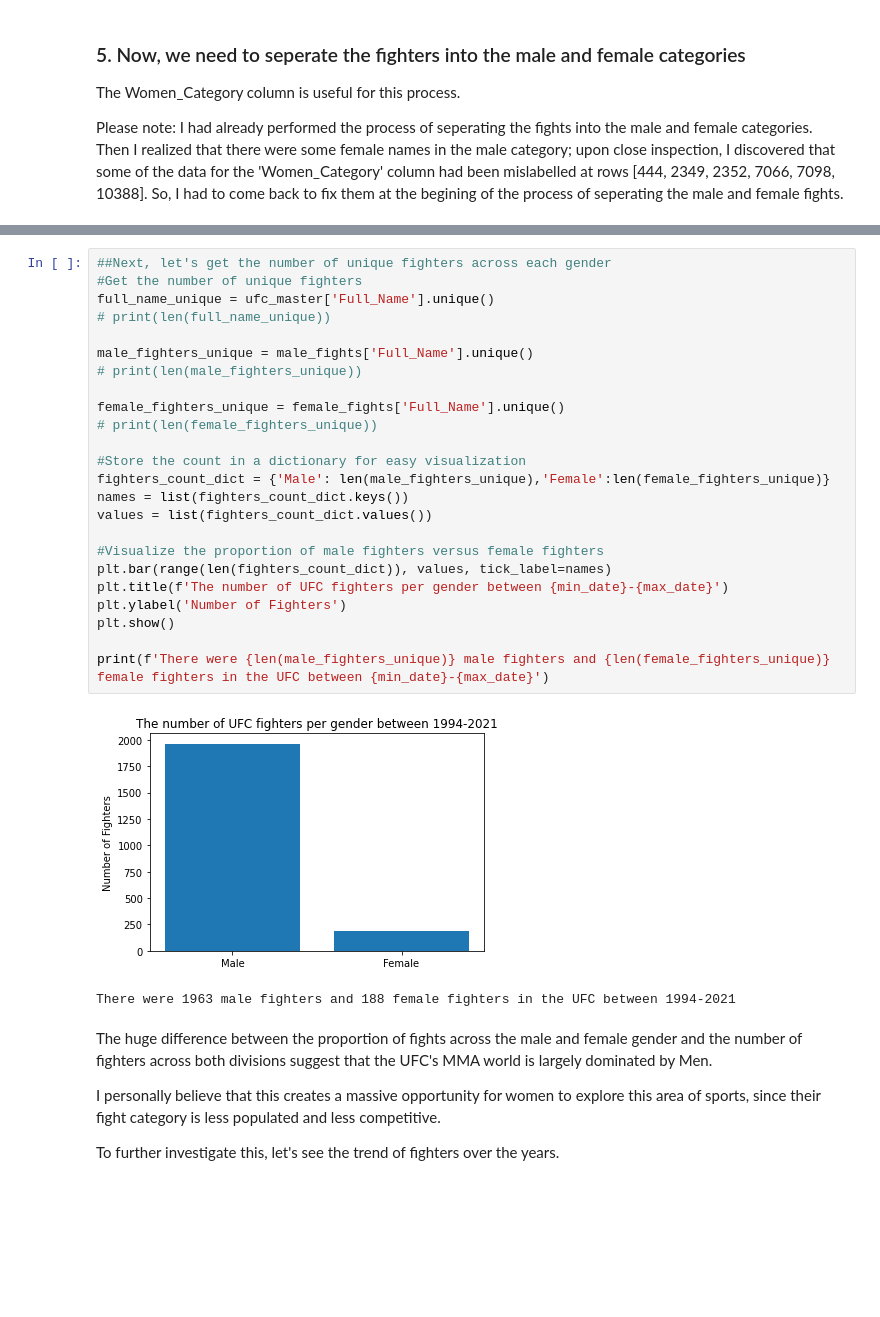
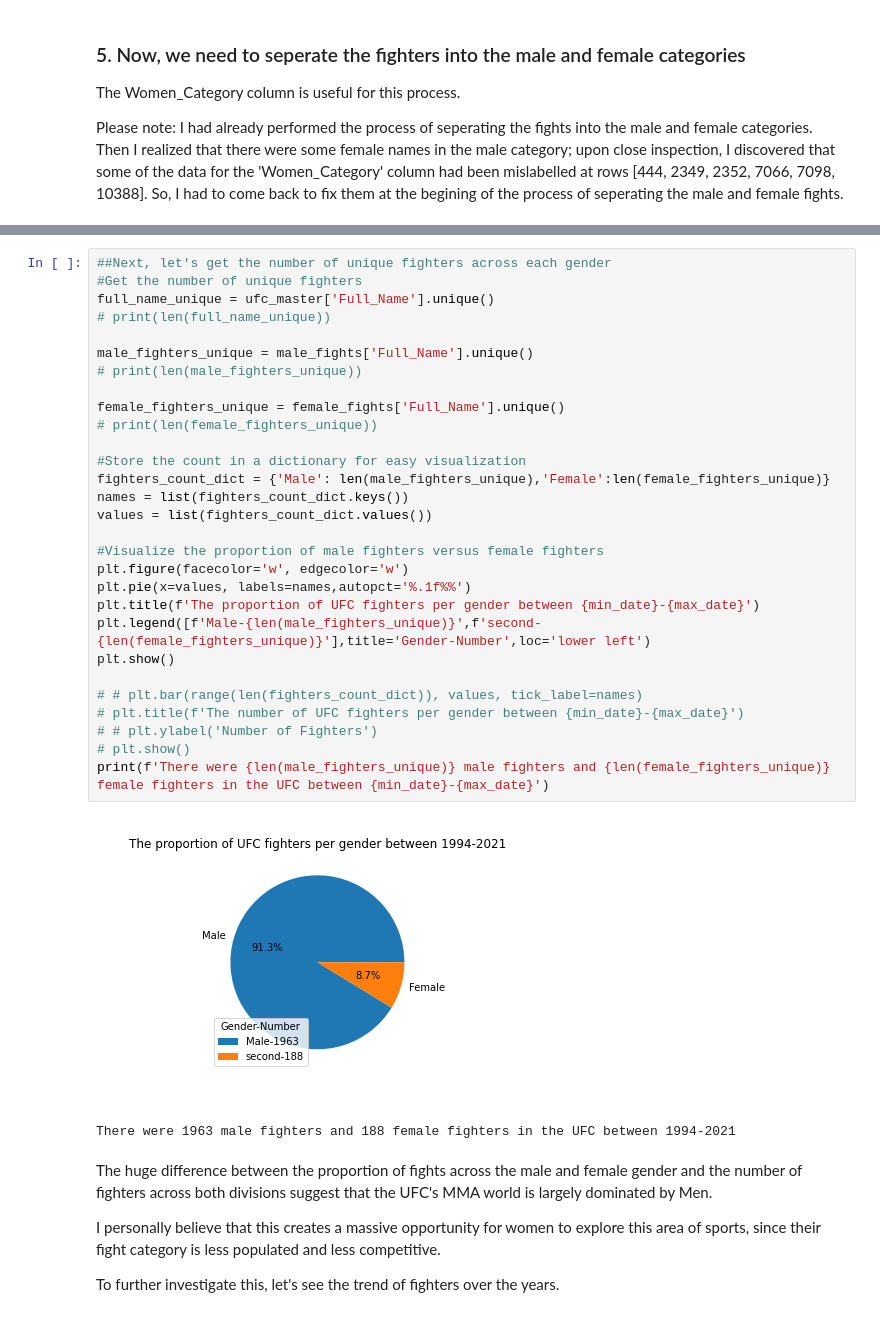
Before and after one commit to BoboyeOkeya/PortFolio---Machine-Learning-AI-foundations-, a Jupyter notebook: UFC_Data_Analysis.ipynb, the cells around one changed output, grey strips where cells are left out. Saved outputs shown, nothing was run; the diff lists cells and outputs as text; blank space fills up the shorter version.

Commit message:
commit#2: fixed warnings, made plots axes visible, included a pie plot

```diff
--- a/UFC_Data_Analysis.ipynb
+++ b/UFC_Data_Analysis.ipynb
@@ -245,29 +250,34 @@ I have fixed the mislabelled parts, so kindly ignore this part of the code, whic
 # %%
 ##Next, let's get the number of unique fighters across each gender
 #Get the number of unique fighters
 full_name_unique = ufc_master['Full_Name'].unique()
 # print(len(full_name_unique))
 
 male_fighters_unique = male_fights['Full_Name'].unique()
 # print(len(male_fighters_unique))
 
 female_fighters_unique = female_fights['Full_Name'].unique()
 # print(len(female_fighters_unique))
 
 #Store the count in a dictionary for easy visualization
 fighters_count_dict = {'Male': len(male_fighters_unique),'Female':len(female_fighters_unique)}
 names = list(fighters_count_dict.keys())
 values = list(fighters_count_dict.values())
 
 #Visualize the proportion of male fighters versus female fighters
-plt.bar(range(len(fighters_count_dict)), values, tick_label=names)
-plt.title(f'The number of UFC fighters per gender between {min_date}-{max_date}')
-plt.ylabel('Number of Fighters')
+plt.figure(facecolor='w', edgecolor='w')
+plt.pie(x=values, labels=names,autopct='%.1f%%')
+plt.title(f'The proportion of UFC fighters per gender between {min_date}-{max_date}')
+plt.legend([f'Male-{len(male_fighters_unique)}',f'second-{len(female_fighters_unique)}'],title='Gender-Number',loc='lower left')
 plt.show()
 
+# # plt.bar(range(len(fighters_count_dict)), values, tick_label=names)
+# plt.title(f'The number of UFC fighters per gender between {min_date}-{max_date}')
+# # plt.ylabel('Number of Fighters')
+# plt.show()
 print(f'There were {len(male_fighters_unique)} male fighters and {len(female_fighters_unique)} female fighters in the UFC between {min_date}-{max_date}')
 # %% [output]
-[figure, old version]
+[figure, new version]
 There were 1963 male fighters and 188 female fighters in the UFC between 1994-2021
 # %% [markdown]
 The huge difference between the proportion of fights across the male and female gender and the number of fighters across both divisions suggest that the UFC's MMA world is largely dominated by Men.
```
Also changed, not shown: parts of 11 cells of this notebook.
